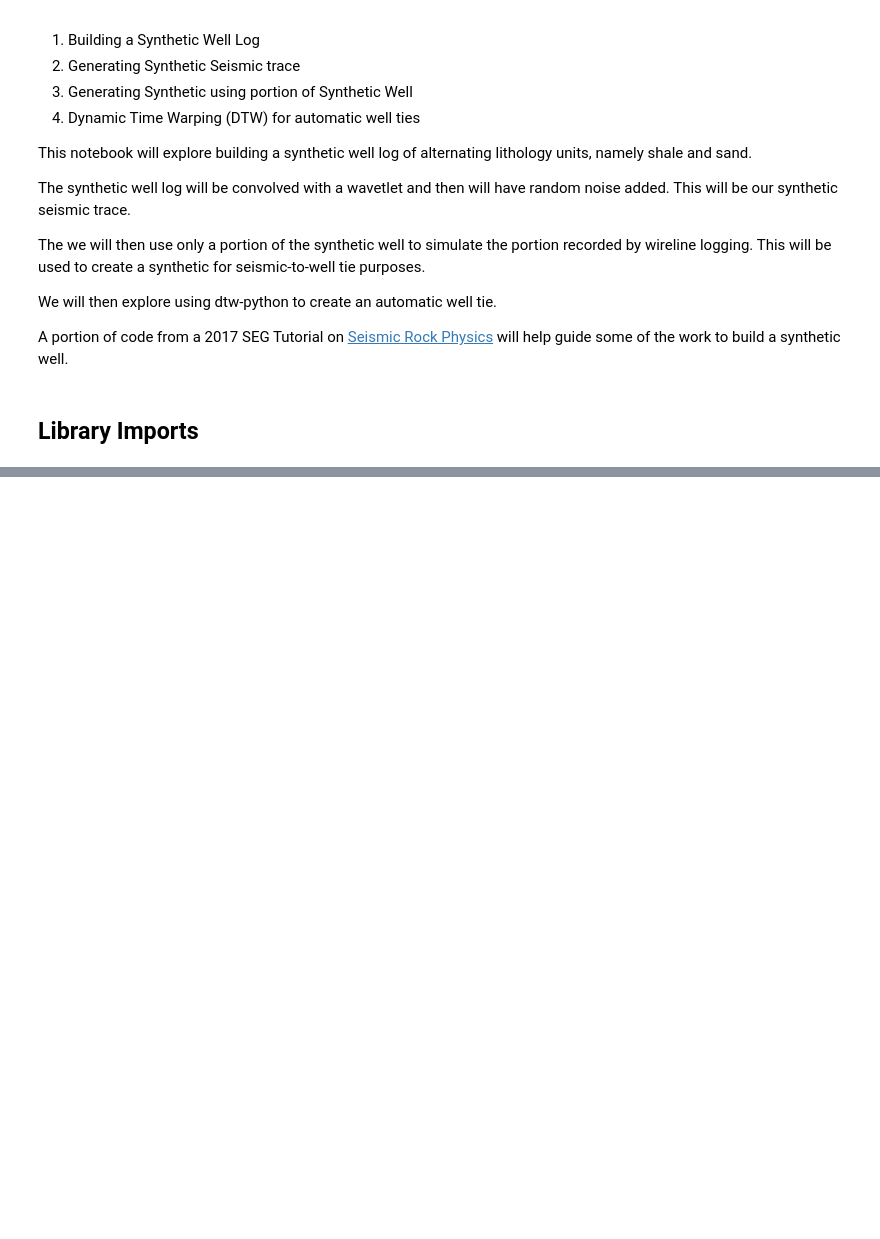
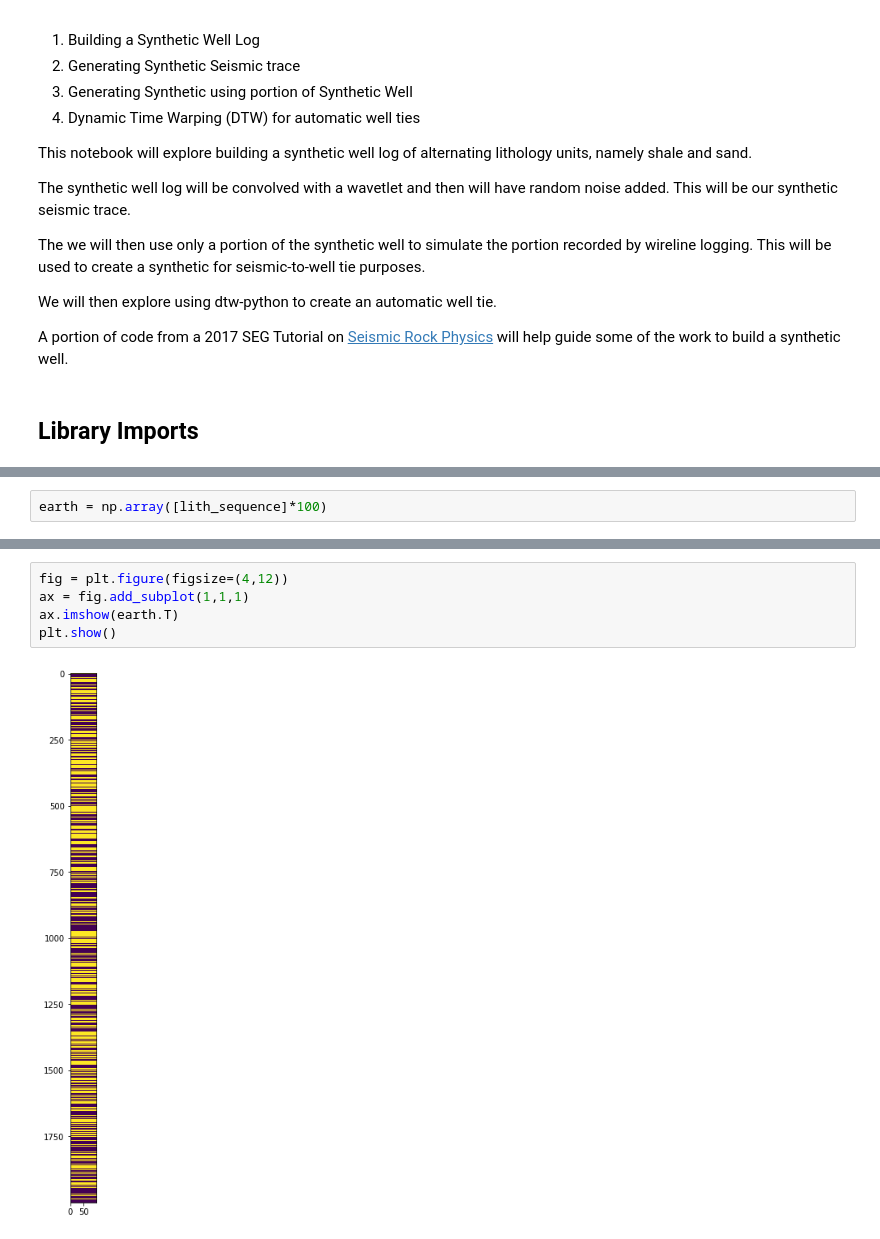
Before and after one commit to bdowdell/automatic_well_tie, a Jupyter notebook: nb/prototyping.ipynb, the cells around one changed output, grey strips where cells are left out. Cells and saved outputs as stored; diff of their text form; blank space fills up the shorter version.

```diff
--- a/nb/prototyping.ipynb
+++ b/nb/prototyping.ipynb
@@ -30,0 +79,2 @@ from bruges.reflection import shuey2
+# %%
+earth = np.array([lith_sequence]*100)
@@ -30,0 +91,7 @@ from bruges.reflection import shuey2
+# %%
+fig = plt.figure(figsize=(4,12))
+ax = fig.add_subplot(1,1,1)
+ax.imshow(earth.T)
+plt.show()
+# %% [output]
+[figure, added]
```
Also changed, not shown: parts of 10 cells of this notebook.
